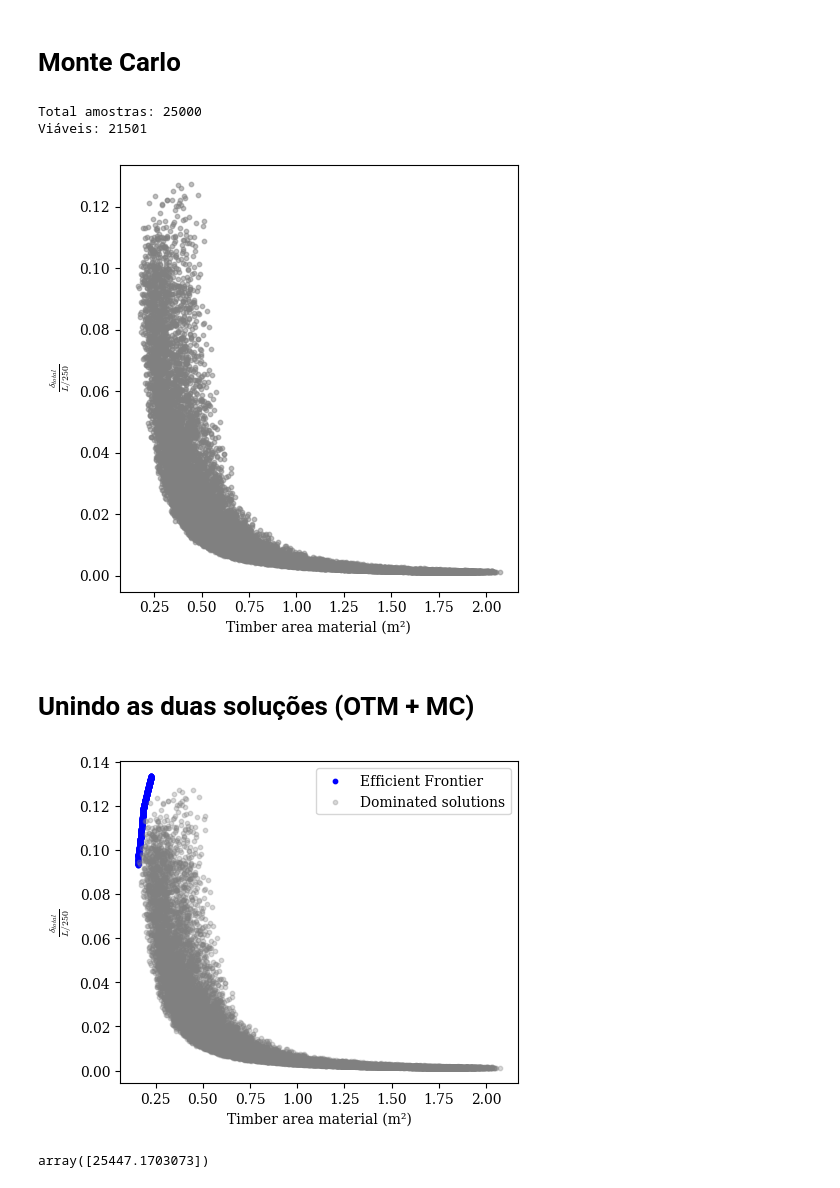
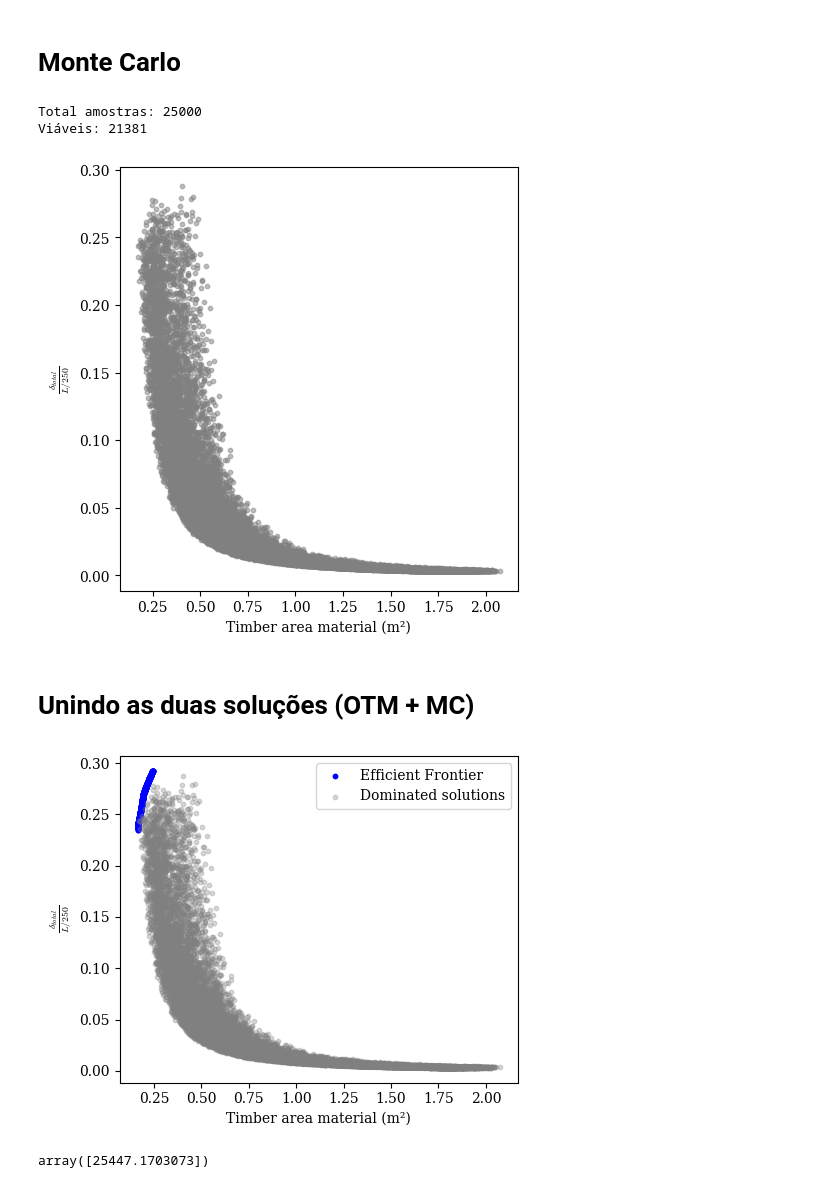
Before and after one commit to wmpjrufg/reliabridge, a Jupyter notebook: testes.ipynb, the cells around one changed output. Cells and saved outputs as stored; diff of their text form; code cells hidden in the pictures.

```diff
--- a/testes.ipynb
+++ b/testes.ipynb
@@ -5,6 +5,12 @@ from madeiras import *
 import pandas as pd
 import numpy as np
 import matplotlib.pyplot as plt
+import matplotlib as mpl
+mpl.rcParams.update({
+                        'font.family': 'serif',
+                        'mathtext.fontset': 'cm',
+                        'axes.unicode_minus': False
+                    })
 from UQpy.distributions import Normal
 from UQpy.reliability import FORM
 from UQpy.run_model.RunModel import RunModel
@@ -46,6 +144,6 @@ hs = [12, 60]
 # %% [markdown]
 ### Chamando o NSGA-II
 # %%
-res_nsga = chamando_nsga2(df, ds, esps, bws, hs)
+res_nsga = chamando_nsga2(df.copy(), ds, esps, bws, hs)
 res_nsga
 # %% [output]
@@ -159,16 +259,16 @@ print(f, g)
 N = 25000
 rng = np.random.default_rng(123)
 
-# amostra uniformemente no intervalo do problema
-d_mc = rng.uniform(problem.xl[0], problem.xu[0], size=N)
+# amostra uniformemente no intervalo do vigaa
+d_mc = rng.uniform(viga.xl[0], viga.xu[0], size=N)
 X_mc = d_mc.reshape(-1, 1)   # shape (N,1)
-esp_mc = rng.uniform(problem.xl[1], problem.xu[1], size=N)
-bw_mc = rng.uniform(problem.xl[2], problem.xu[2], size=N)
-h_mc = rng.uniform(problem.xl[3], problem.xu[3], size=N)
+esp_mc = rng.uniform(viga.xl[1], viga.xu[1], size=N)
+bw_mc = rng.uniform(viga.xl[2], viga.xu[2], size=N)
+h_mc = rng.uniform(viga.xl[3], viga.xu[3], size=N)
 X_mc = np.column_stack((d_mc, esp_mc, bw_mc,  h_mc))  # shape (N,4)
 
 # avalia em lote
-out = problem.evaluate(X_mc, return_values_of=["F", "G"])
+out = viga.evaluate(X_mc, return_values_of=["F", "G"])
 F = np.asarray(out[0])   # shape (N,2)
 G = np.asarray(out[1])   # shape (N,4)
 
@@ -198,22 +298,22 @@ plt.tight_layout()
 plt.show()
 # %% [output]
 Total amostras: 25000
-Viáveis: 21501
+Viáveis: 21381
-[figure, old version]
+[figure, new version]
 # %% [markdown]
 # Unindo as duas soluções (OTM + MC)
 # %%
 plt.rc('font', family='serif')
 plt.figure(figsize=(5, 4))
-plt.scatter(res_nsga["area [m²]"].to_list(), res_nsga["delta [m]"].to_list(), label="Efficient Frontier", color='blue', s=10)
+plt.scatter(res_nsga["area [m²]"].to_list(), res_nsga["delta [-]"].to_list(), label="Efficient Frontier", color='blue', s=10)
 plt.scatter(F_plot[:, 0], F_plot[:, 1], s=10, color='gray', alpha=0.3, label="Dominated solutions")
 plt.xlabel(r"Timber area material (m²)")
 plt.ylabel(r"$\frac{\delta_{total}}{L/250}$")
 plt.legend(loc='upper right',)
 plt.tight_layout()
 plt.show()
 # %% [output]
-[figure, old version]
+[figure, new version]
 # %%
 # df = pd.read_excel("beam_data.xlsx")
 # df = df.loc[0]
```
Also changed, not shown: parts of 23 cells of this notebook, 1 other file.
